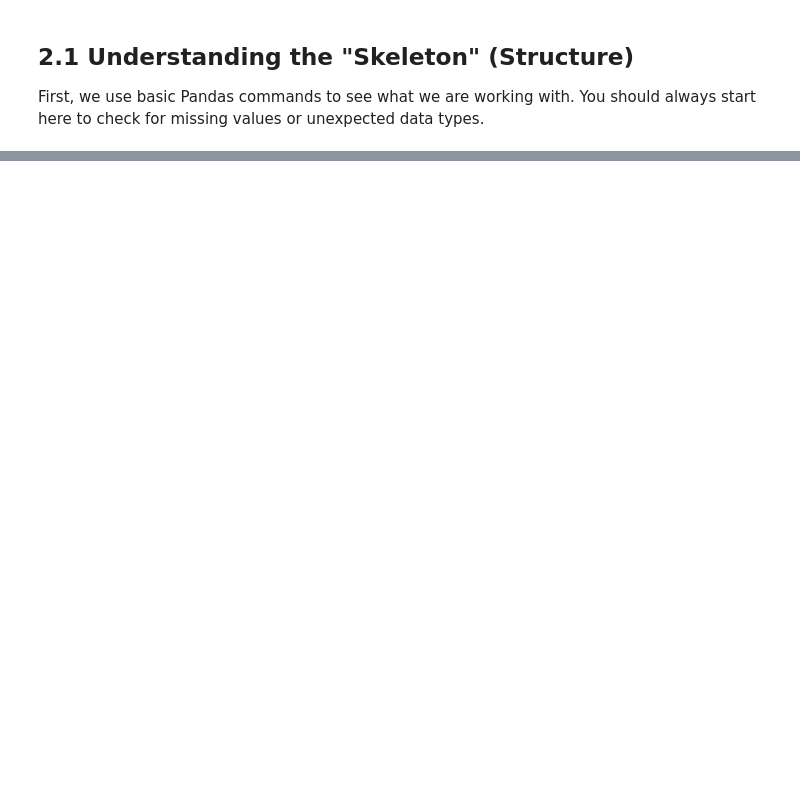
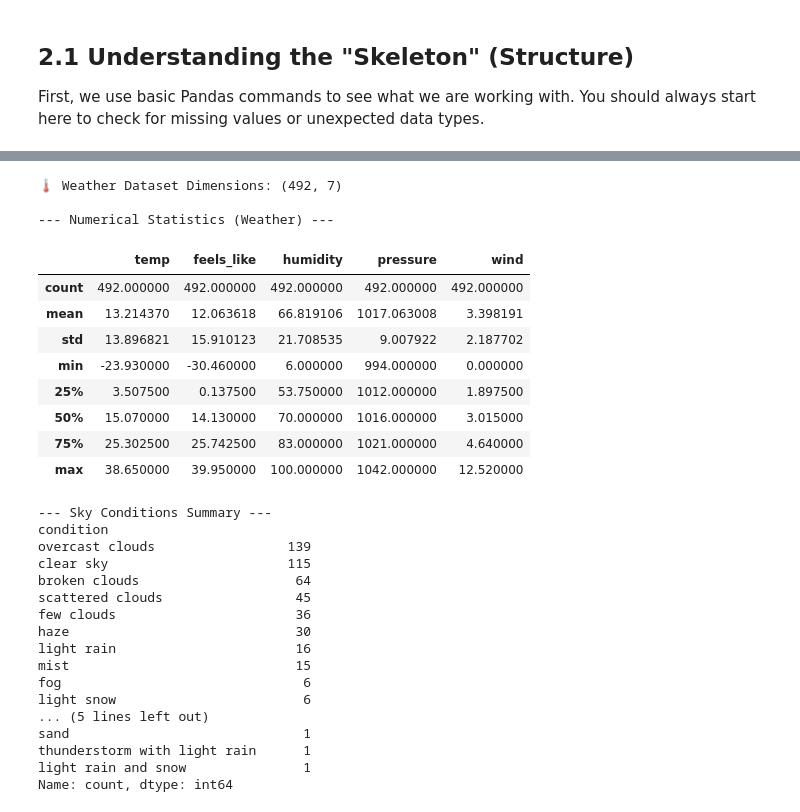
Before and after one commit to LiamDuero03/DS-Society-Project, a Jupyter notebook: 2-Preliminary-EDA/Preliminary-EDA.ipynb, the cells around one changed output, grey strips where cells are left out. Drawn from its saved outputs; the diff is of its cells as text; code cells hidden in the pictures; blank space fills up the shorter version.

```diff
--- a/2-Preliminary-EDA/Preliminary-EDA.ipynb
+++ b/2-Preliminary-EDA/Preliminary-EDA.ipynb
@@ -1,3 +3,35 @@
 # %% [markdown]
 # 2. Preliminary EDA & Visualization
 Goal: Understand the "shape" and "health" of the data.
+# %%
+# --- LFS SETUP & REPO CLONING ---
+import os
+import pandas as pd
+
+# 1. Install Git LFS in the Colab environment
+!git lfs install
+
+# 2. Clone the repository (This pulls the LFS pointers)
+REPO_NAME = "DS-Society-Project"
+REPO_URL = f"https://github.com/LiamDuero03/{REPO_NAME}.git"
+
+if not os.path.exists(REPO_NAME):
+    !git clone {REPO_URL}
+else:
+    print("✅ Repository already cloned.")
+
+# 3. Explicitly pull the LFS data (This replaces pointers with actual CSV data)
+%cd {REPO_NAME}
+!git lfs pull
+%cd ..
+
+# --- 4. READ THE DATA ---
+# Now we point to the LOCAL folder inside Colab, not the web URL
+cities_path = f"/content/{REPO_NAME}/1-Data-Sourcing/all_cities_raw.csv"
+weather_path = f"/content/{REPO_NAME}/1-Data-Sourcing/live_weather_data.csv"
+
+raw_data = pd.read_csv(cities_path, low_memory=False)
+live_weather_df = pd.read_csv(weather_path)
+
+print(f"✅ Success! Cities Shape: {raw_data.shape}")
+print(f"✅ Success! Weather Shape: {live_weather_df.shape}")
@@ -19,0 +85,41 @@ NameError: name 'master_df' is not defined
+# %%
+# --- WEATHER DATA INSPECTION ---
+print(f"🌡️ Weather Dataset Dimensions: {live_weather_df.shape}")
+
+# Statistics for Temperature, Humidity, and Wind
+print("\n--- Numerical Statistics (Weather) ---")
+display(live_weather_df.describe())
+
+# Categorical check: What are the most common conditions?
+print("\n--- Sky Conditions Summary ---")
+print(live_weather_df['condition'].value_counts())
+# %% [output]
+🌡️ Weather Dataset Dimensions: (492, 7)
+
+--- Numerical Statistics (Weather) ---
+|  | temp | feels_like | humidity | pressure | wind |
+| count | 492.000000 | 492.000000 | 492.000000 | 492.000000 | 492.000000 |
+| mean | 13.214370 | 12.063618 | 66.819106 | 1017.063008 | 3.398191 |
+| std | 13.896821 | 15.910123 | 21.708535 | 9.007922 | 2.187702 |
+| min | -23.930000 | -30.460000 | 6.000000 | 994.000000 | 0.000000 |
+| 25% | 3.507500 | 0.137500 | 53.750000 | 1012.000000 | 1.897500 |
+| 50% | 15.070000 | 14.130000 | 70.000000 | 1016.000000 | 3.015000 |
+| 75% | 25.302500 | 25.742500 | 83.000000 | 1021.000000 | 4.640000 |
+| max | 38.650000 | 39.950000 | 100.000000 | 1042.000000 | 12.520000 |
+--- Sky Conditions Summary ---
+condition
+overcast clouds                 139
+clear sky                       115
+broken clouds                    64
+scattered clouds                 45
+few clouds                       36
+haze                             30
+light rain                       16
+mist                             15
+fog                               6
+light snow                        6
+... (5 lines left out)
+sand                              1
+thunderstorm with light rain      1
+light rain and snow               1
+Name: count, dtype: int64
```
Also changed, not shown: parts of 8 cells of this notebook.
